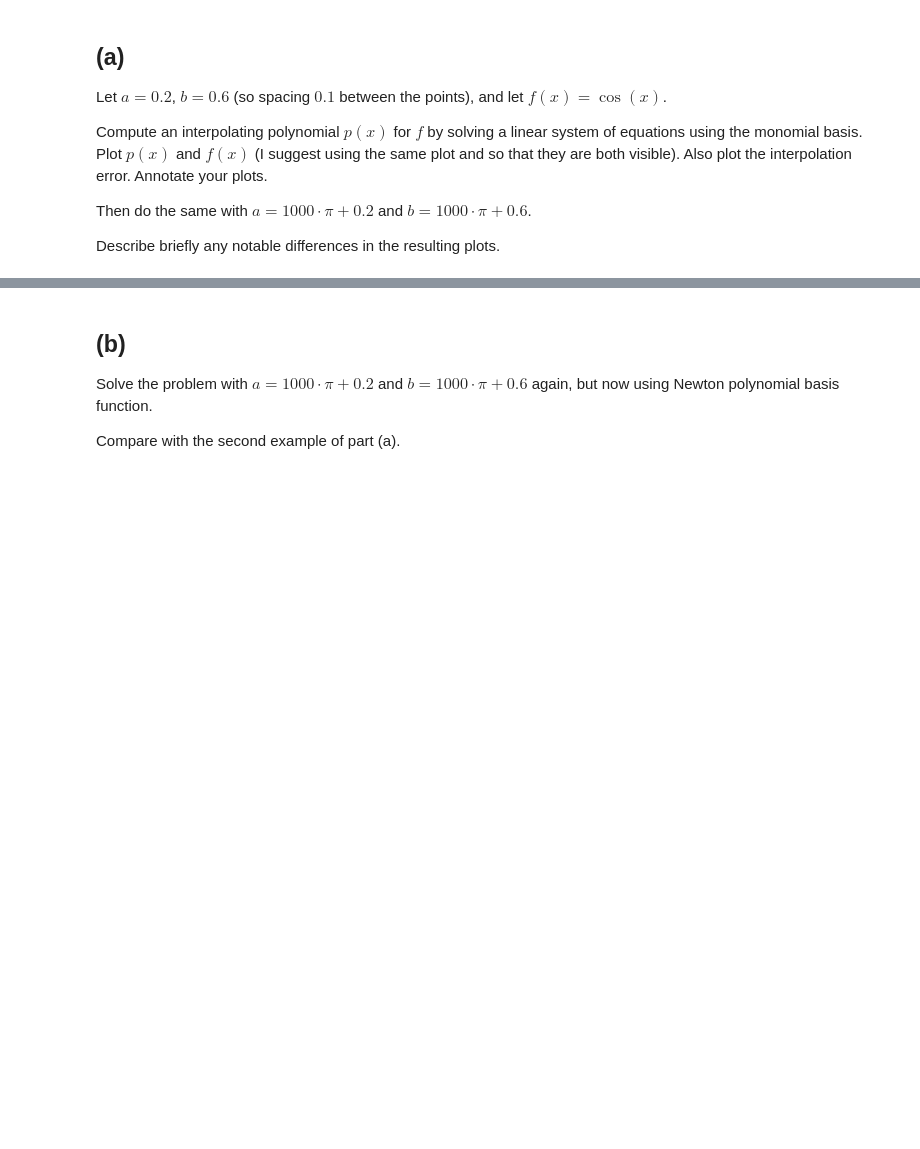
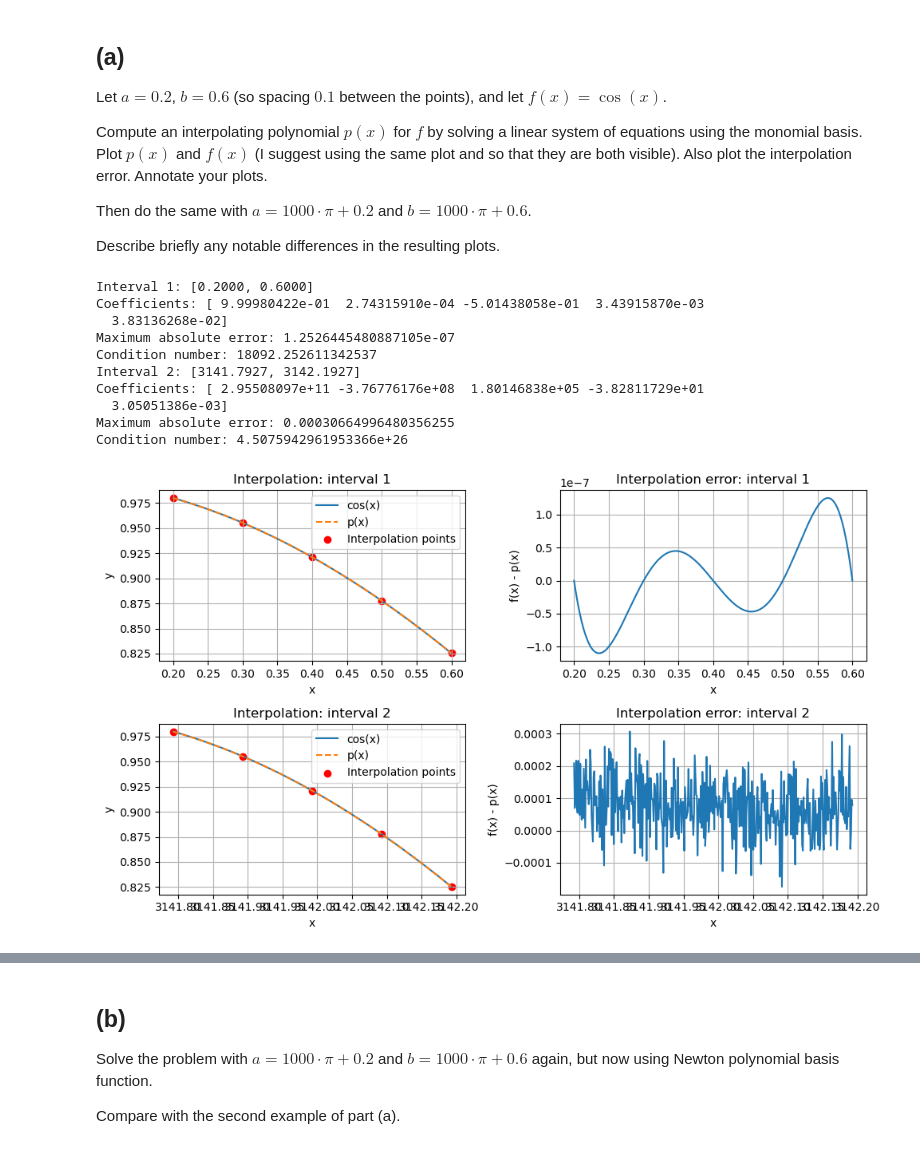
Before and after one commit to TimothyBohm/Numerical_Algorithms, a Jupyter notebook: hw2_2026.ipynb, the cells around one changed output, grey strips where cells are left out. Cells and saved outputs as stored; diff of their text form; code cells hidden in the pictures; blank space fills up the shorter version.

```diff
--- a/hw2_2026.ipynb
+++ b/hw2_2026.ipynb
@@ -30,3 +32,65 @@ Compute an interpolating polynomial $p(x)$ for $f$ by solving a linear system of
 Then do the same with $a = 1000 \cdot \pi +0.2$ and $b = 1000\cdot \pi + 0.6$.
 
 Describe briefly any notable differences in the resulting plots.
+# %%
+
+def f(x):
+    return np.cos(x)
+
+intervals = [
+    (0.2, 0.6),
+    (1000 * np.pi + 0.2, 1000 * np.pi + 0.6)
+]
+
+fig, axes = plt.subplots(2, 2, figsize=(10, 6))
+
+for i, (a, b) in enumerate(intervals):
+
+    #Create 5 interpolation points
+    x = np.linspace(a, b, 5)
+    y = f(x)
+
+    #Construct the Vandermonde matrix and solve it
+    Vandermonde = np.vander(x, N=5, increasing=True)
+    coefficients = np.linalg.solve(Vandermonde, y)
+
+    x_plot = np.linspace(a, b, 400)
+    poly_values = np.polynomial.polynomial.polyval(x_plot, coefficients)
+
+    #Compute error
+    error = f(x_plot) - poly_values
+
+    axes[i, 0].plot(x_plot, f(x_plot), label="cos(x)")
+    axes[i, 0].plot(x_plot, poly_values, "--", label="p(x)")
+    axes[i, 0].scatter(x, y, color="red", label="Interpolation points")
+    axes[i, 0].set_title(f"Interpolation: interval {i+1}")
+    axes[i, 0].set_xlabel("x")
+    axes[i, 0].set_ylabel("y")
+    axes[i, 0].legend()
+    axes[i, 0].grid(True)
+
+    axes[i, 1].plot(x_plot, error)
+    axes[i, 1].set_title(f"Interpolation error: interval {i+1}")
+    axes[i, 1].set_xlabel("x")
+    axes[i, 1].set_ylabel("f(x) - p(x)")
+    axes[i, 1].grid(True)
+
+    print(f"Interval {i+1}: [{a:.4f}, {b:.4f}]")
+    print("Coefficients:", coefficients)
+    print("Maximum absolute error:", np.max(np.abs(error)))
+    print("Condition number:", np.linalg.cond(Vandermonde))
+
+plt.tight_layout()
+plt.show()
+# %% [output]
+Interval 1: [0.2000, 0.6000]
+Coefficients: [ 9.99980422e-01  2.74315910e-04 -5.01438058e-01  3.43915870e-03
+  3.83136268e-02]
+Maximum absolute error: 1.2526445480887105e-07
+Condition number: 18092.252611342537
+Interval 2: [3141.7927, 3142.1927]
+Coefficients: [ 2.95508097e+11 -3.76776176e+08  1.80146838e+05 -3.82811729e+01
+  3.05051386e-03]
+Maximum absolute error: 0.00030664996480356255
+Condition number: 4.5075942961953366e+26
+[figure, added]
```
Also changed, not shown: parts of 9 cells of this notebook.
